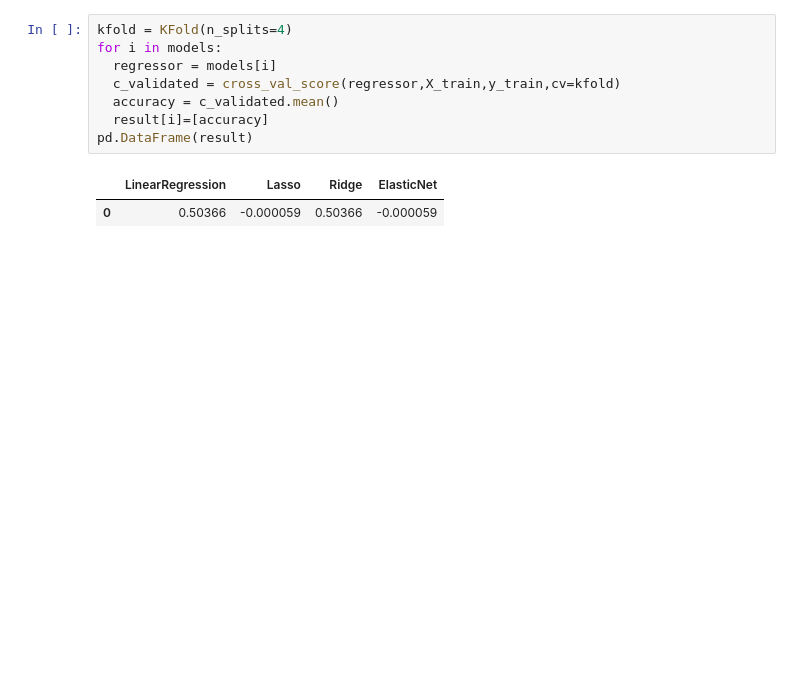
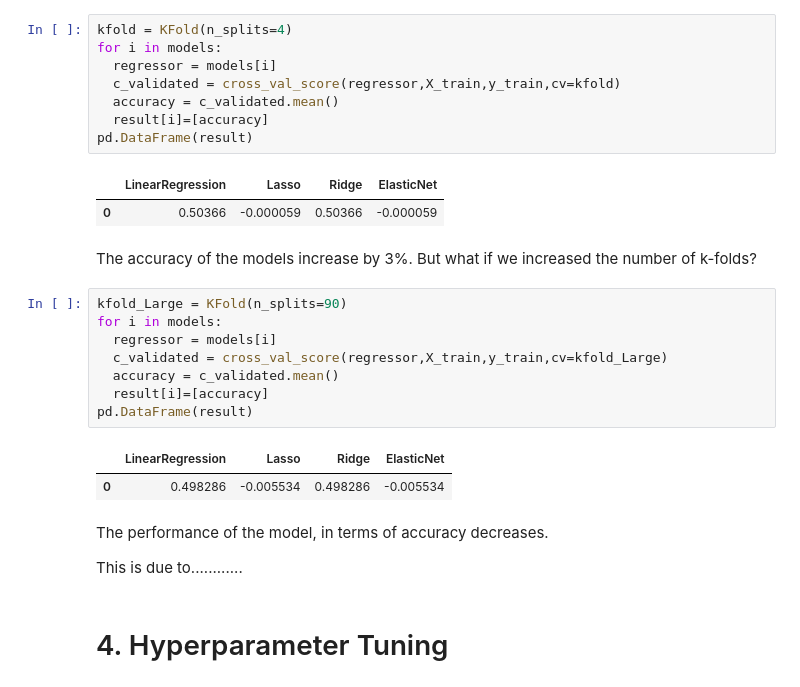
Before and after one commit to Briskwoods/Machine-Learning-Groupwork-Task-1, a Jupyter notebook: AI_CAT1.ipynb, the cells around one changed output. Drawn from its saved outputs; the diff is of its cells as text; blank space fills up the shorter version.

```diff
--- a/AI_CAT1.ipynb
+++ b/AI_CAT1.ipynb
@@ -118,3 +182,23 @@ pd.DataFrame(result)
 # %% [output]
 |  | LinearRegression | Lasso | Ridge | ElasticNet |
 | 0 | 0.50366 | -0.000059 | 0.50366 | -0.000059 |
+# %% [markdown]
+The accuracy of the models increase by 3%.
+But what if we increased the number of k-folds?
+# %%
+kfold_Large = KFold(n_splits=90)
+for i in models:
+  regressor = models[i]
+  c_validated = cross_val_score(regressor,X_train,y_train,cv=kfold_Large)
+  accuracy = c_validated.mean()
+  result[i]=[accuracy]
+pd.DataFrame(result)
+# %% [output]
+|  | LinearRegression | Lasso | Ridge | ElasticNet |
+| 0 | 0.498286 | -0.005534 | 0.498286 | -0.005534 |
+# %% [markdown]
+The performance of the model, in terms of accuracy decreases.
+
+This is due to............
+# %% [markdown]
+# 4. Hyperparameter Tuning
```
Also changed, not shown: parts of 16 cells of this notebook.
